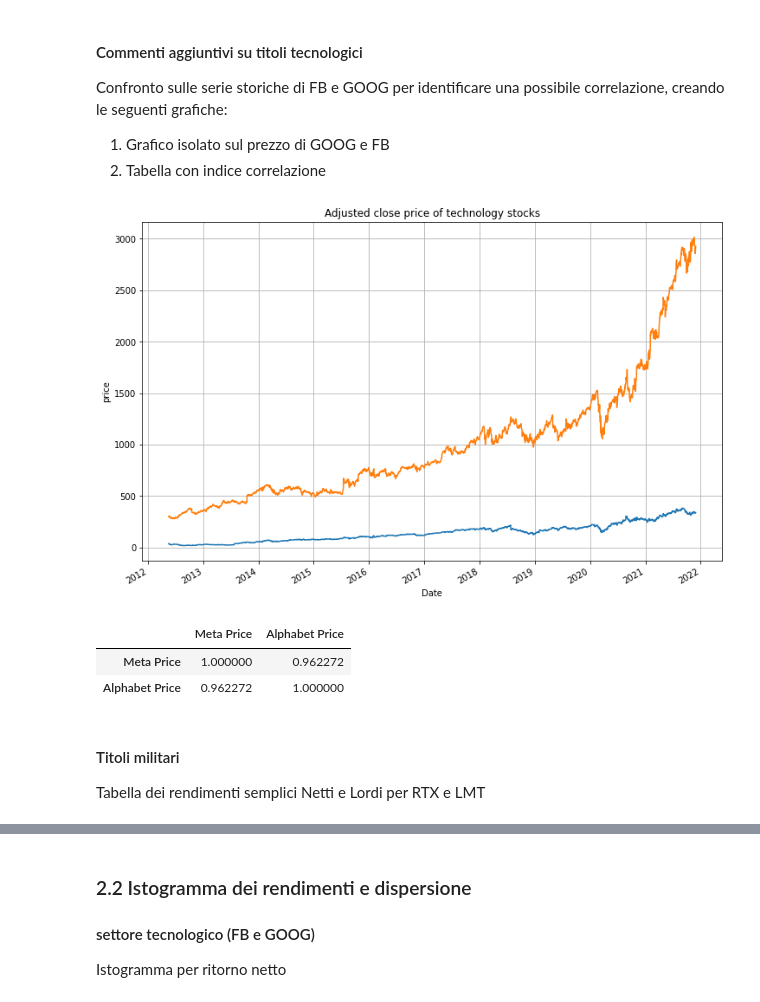
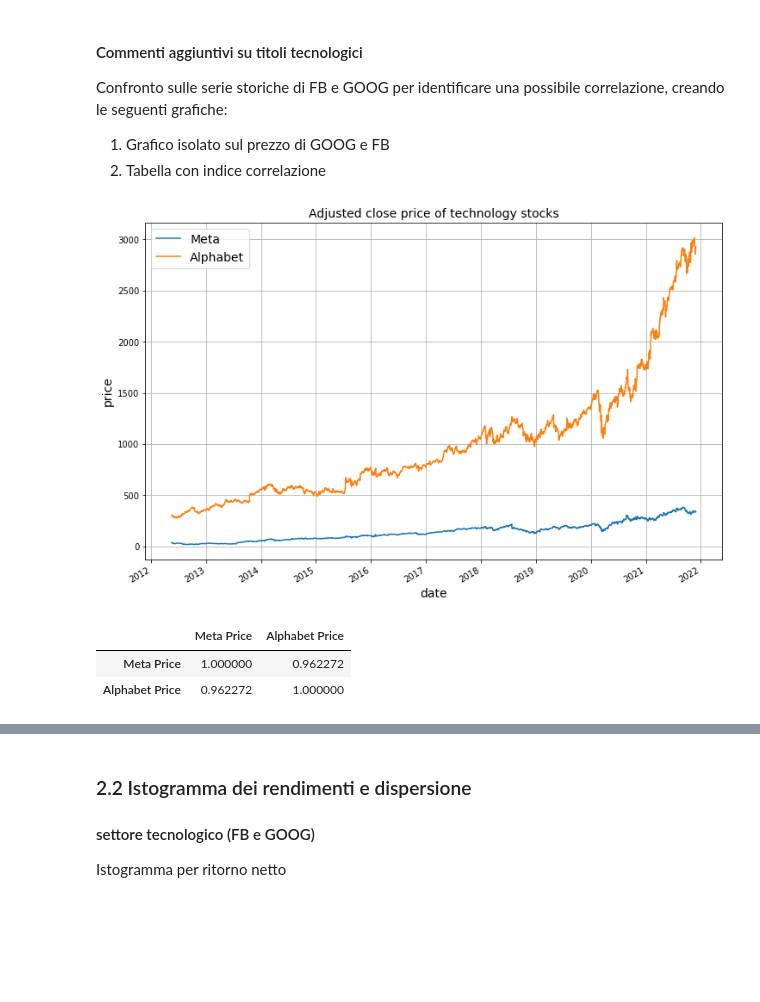
Before and after one commit to tommcamm/BISF-Project, a Jupyter notebook: python/Notebook del progetto.ipynb, the cells around one changed output, grey strips where cells are left out. Drawn from its saved outputs; the diff is of its cells as text; code cells hidden in the pictures; blank space fills up the shorter version.

```diff
--- a/python/Notebook del progetto.ipynb
+++ b/python/Notebook del progetto.ipynb
@@ -217,17 +217,19 @@ Confronto sulle serie storiche di FB e GOOG per identificare una possibile corre
 # %%
 # Creiamo un nuovo dataframe per isolare il prezzo di GOOG e FB
 adj_close_tecno = pd.DataFrame()
 
 adj_close_tecno["Meta Price"] = fb_df[["Adj Close"]]
 adj_close_tecno["Alphabet Price"] = goog_df[["Adj Close"]]
 
 adj_close_tecno["Meta Price"].plot(figsize=(12,8), grid=True, label="Meta")
 adj_close_tecno["Alphabet Price"].plot(figsize=(12,8), grid=True, label="Alphabet")
-plt.title("Adjusted close price of technology stocks") # titolo del grafico
-plt.ylabel("price") # titolo della asse y (non determinato automaticamente)
+plt.title("Adjusted close price of technology stocks", fontsize=14) # titolo del grafico
+plt.legend(loc="upper left", fontsize=14)
+plt.ylabel("price", fontsize=14) # titolo della asse y (non determinato automaticamente)
+plt.xlabel("date", fontsize=14)
 plt.show()
 # %% [output]
-[figure, old version]
+[figure, new version]
 # %%
 # Calcoliamo ora la correlazione utilizzando la funzione interna di pandas
 adj_close_tecno.corr()
@@ -235,7 +237,3 @@ adj_close_tecno.corr()
 |  | Meta Price | Alphabet Price |
 | Meta Price | 1.000000 | 0.962272 |
 | Alphabet Price | 0.962272 | 1.000000 |
-# %% [markdown]
-#### Titoli militari
-
-Tabella dei rendimenti semplici Netti e Lordi per RTX e LMT
```
Also changed, not shown: parts of 45 cells of this notebook, 6 other files.
